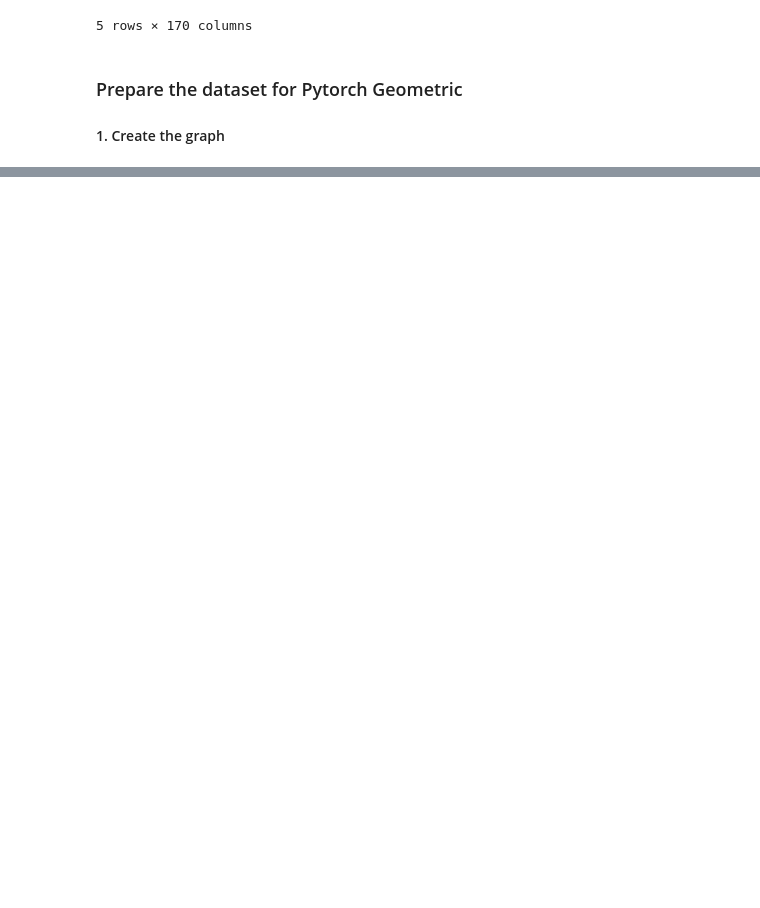
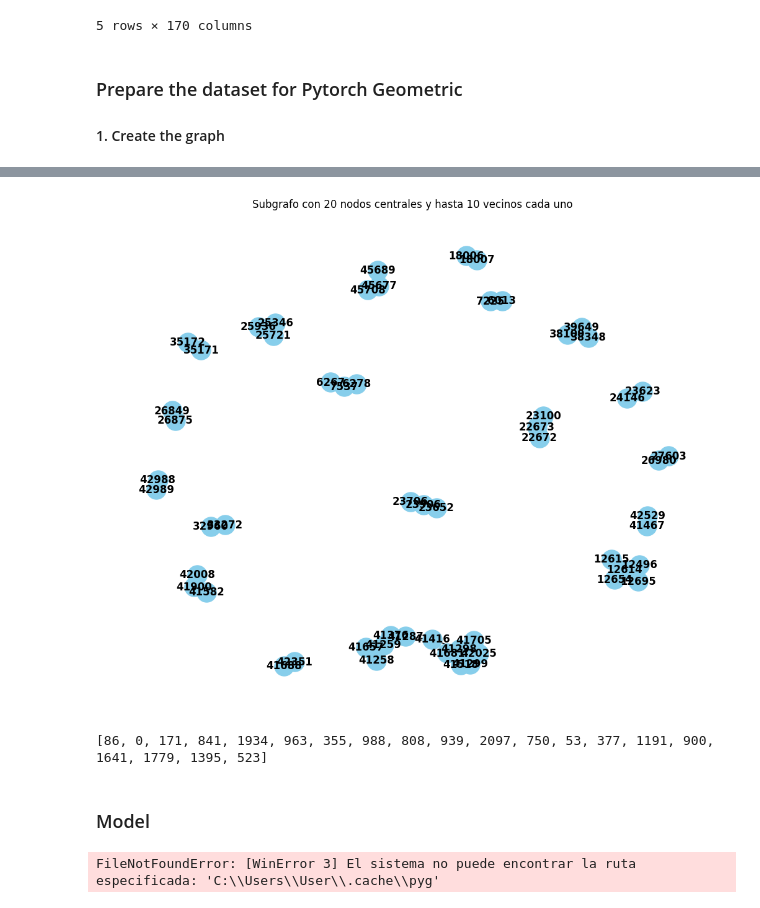
Before and after one commit to pmedare/synthesis-project-II, a Jupyter notebook: Paula/evolve_GCN.ipynb, the cells around one changed output, grey strips where cells are left out. Saved outputs shown, nothing was run; the diff lists cells and outputs as text; code cells hidden in the pictures; blank space fills up the shorter version.

```diff
--- a/Paula/evolve_GCN.ipynb
+++ b/Paula/evolve_GCN.ipynb
@@ -141,0 +203,45 @@ print(featuresDF['in_degree_edges'].dtype)
+# %%
+G = nx.Graph()
+
+edge_index_np = data.edge_index.numpy()
+for i in range(edge_index_np.shape[1]):  # Iterar sobre las aristas
+    source = edge_index_np[0, i]
+    target = edge_index_np[1, i]
+    G.add_edge(source, target)
+
+features_np = data.x.numpy()
+
+for node in G.nodes():
+    G.nodes[node]['features'] = features_np[node]
+
+num_central_nodes = 20  # Número de nodos centrales
+central_nodes = np.random.choice(list(G.nodes()), size=num_central_nodes, replace=False)
+
+# Inicializa un conjunto para todos los nodos que serán incluidos en el subgrafo
+all_nodes = set(central_nodes)
+
+# Número de vecinos a incluir para cada nodo central
+num_neighbors = 10
+
+# Encuentra los vecinos de cada nodo central y los añade al conjunto
+for node in central_nodes:
+    neighbors = list(G.neighbors(node))[:num_neighbors]
+    all_nodes.update(neighbors)
+
+# Crea el subgrafo con los nodos seleccionados
+subG = G.subgraph(all_nodes)
+
+# Visualiza el subgrafo
+plt.figure(figsize=(10, 8))
+nx.draw(subG, with_labels=True, node_color='skyblue', node_size=500, edge_color='k', font_weight='bold')
+plt.title(f"Subgrafo con {num_central_nodes} nodos centrales y hasta {num_neighbors} vecinos cada uno")
+plt.show()
+# %% [output]
+[figure, added]
+# %%
+nodos = list(G.nodes())
+print(nodos[:20])
+# %% [output]
+[86, 0, 171, 841, 1934, 963, 355, 988, 808, 939, 2097, 750, 53, 377, 1191, 900, 1641, 1779, 1395, 523]
+# %% [markdown]
+### Model
@@ -141,0 +272,25 @@ print(featuresDF['in_degree_edges'].dtype)
+# %%
+from torch_geometric.data import DataLoader
+
+# Suponiendo que 'data' es tu único objeto Data, pero puedes tener varios en un DataLoader si es necesario
+loader = DataLoader([data], batch_size=32, shuffle=True)
+
+model = GCN(num_features=data.num_features, num_classes=2)  # Asumiendo 2 clases: lícito e ilícito
+optimizer = torch.optim.Adam(model.parameters(), lr=0.01)
+criterion = nn.CrossEntropyLoss()
+
+def train():
+    model.train()
+    for data in loader:
+        optimizer.zero_grad()
+        out = model(data)
+        loss = criterion(out, data.y)
+        loss.backward()
+        optimizer.step()
+        return loss
+
+for epoch in range(200):
+    loss = train()
+    print(f'Epoch {epoch}, Loss: {loss.item()}')
+# %% [output]
+FileNotFoundError: [WinError 3] El sistema no puede encontrar la ruta especificada: 'C:\\Users\\User\\.cache\\pyg'
```
Also changed, not shown: parts of 7 cells of this notebook.
